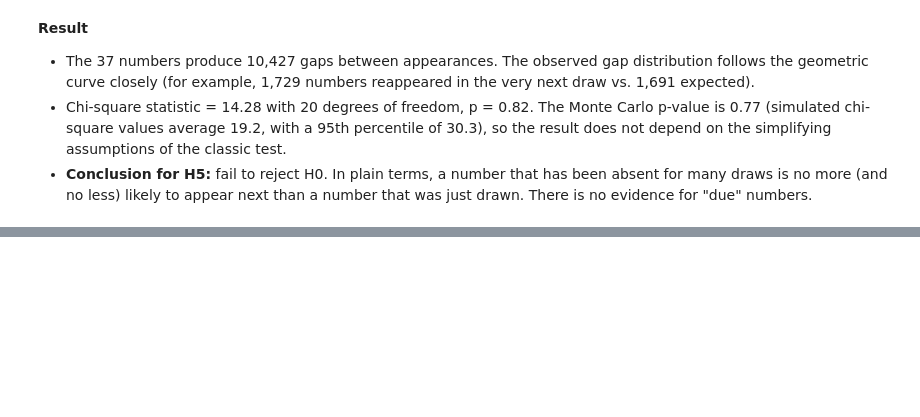
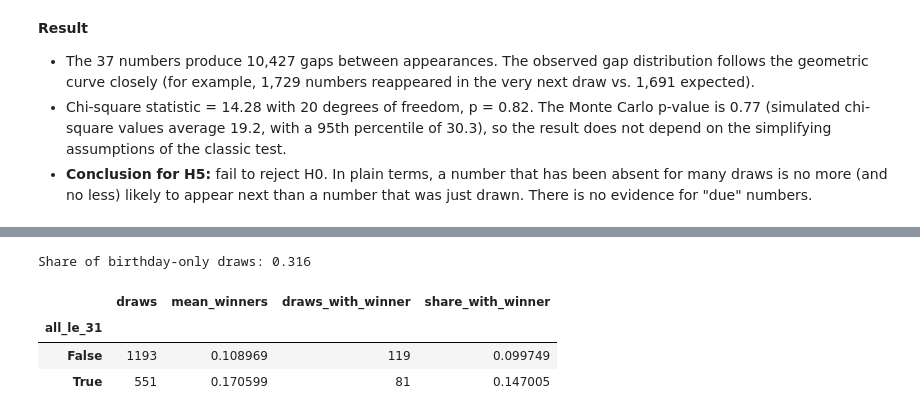
Before and after one commit to timbercodes/lottery-data-analysis, a Jupyter notebook: notebooks/03_hypothesis_tests.ipynb, the cells around one changed output, grey strips where cells are left out. Cells and saved outputs as stored; diff of their text form; code cells hidden in the pictures; blank space fills up the shorter version.

```diff
--- a/notebooks/03_hypothesis_tests.ipynb
+++ b/notebooks/03_hypothesis_tests.ipynb
@@ -456,0 +483,19 @@ plt.show()
+# %%
+# "birthday-only" draw = all six numbers are 31 or lower
+df["all_le_31"] = df[num_cols].max(axis=1) <= 31
+
+summary = df.groupby("all_le_31")["winners_lotto"].agg(
+    draws="size",
+    mean_winners="mean",
+    draws_with_winner=lambda s: (s > 0).sum(),
+)
+summary["share_with_winner"] = summary["draws_with_winner"] / summary["draws"]
+
+print(f"Share of birthday-only draws: {df['all_le_31'].mean():.3f}")
+summary
+# %% [output]
+Share of birthday-only draws: 0.316
+|  | draws | mean_winners | draws_with_winner | share_with_winner |
+| all_le_31 |  |  |  |  |
+| False | 1193 | 0.108969 | 119 | 0.099749 |
+| True | 551 | 0.170599 | 81 | 0.147005 |
```
Also changed, not shown: parts of 9 cells of this notebook.
